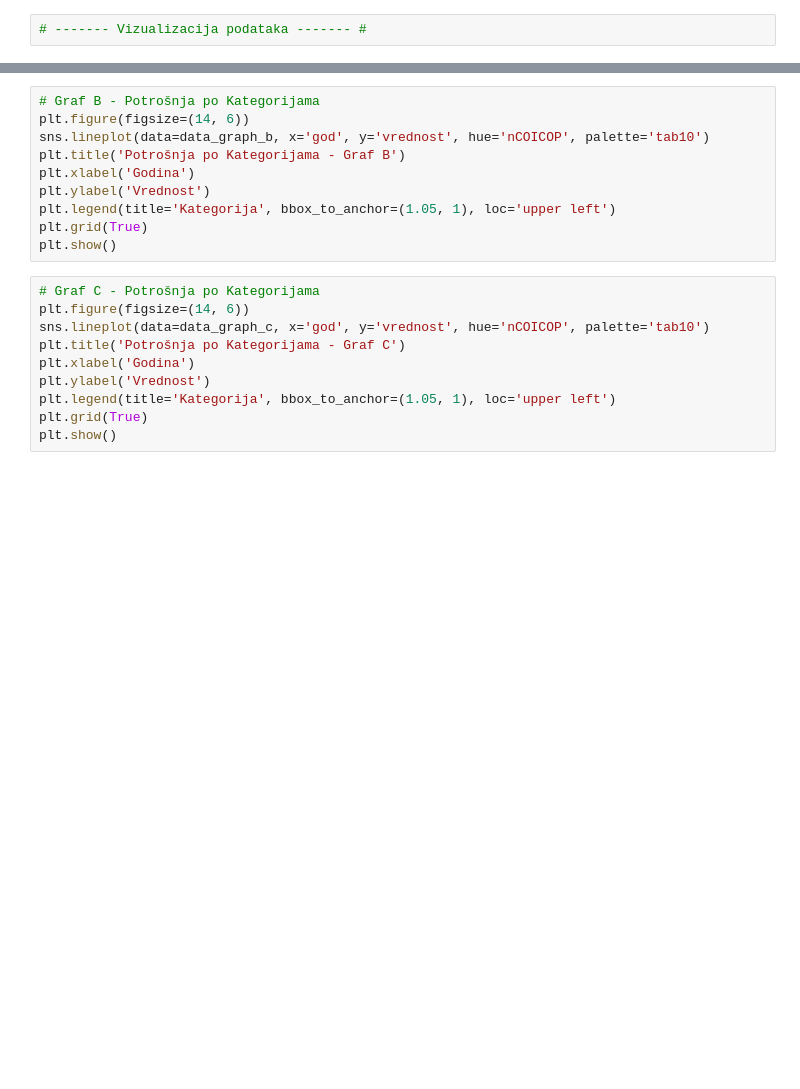
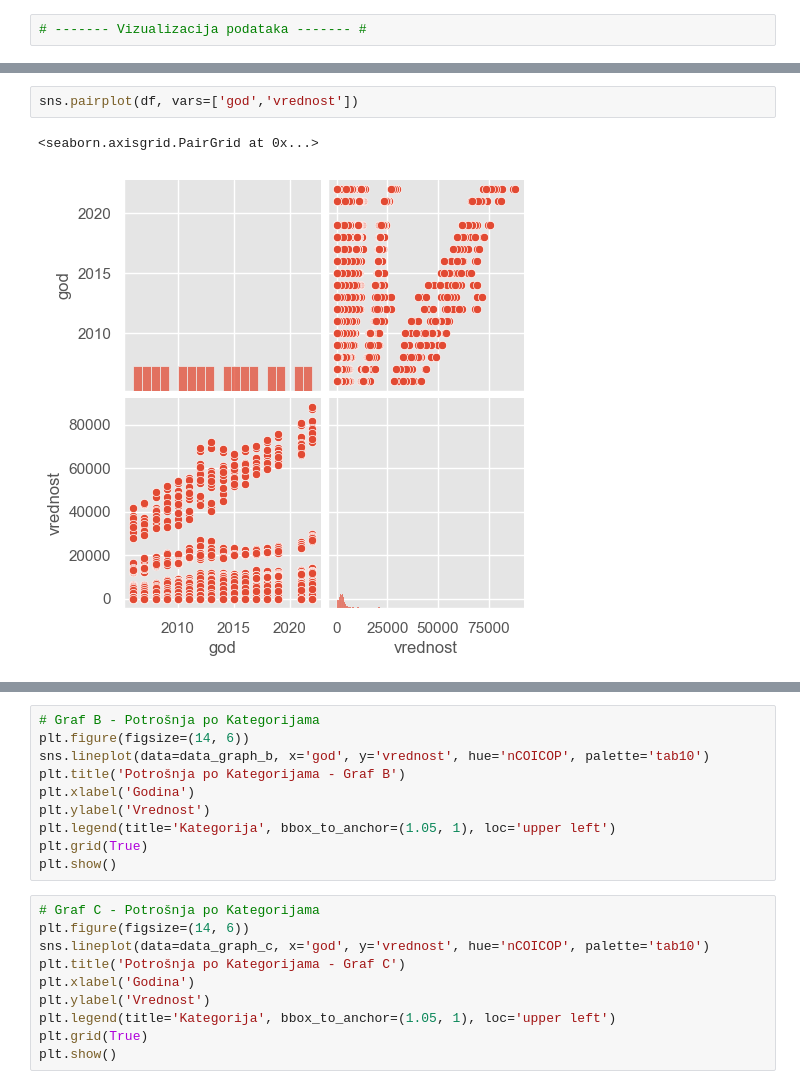
Before and after one commit to kuzicnenad/data-engineering-exam, a Jupyter notebook: 2024-03/persona-household-consumption-monthly-average_EDA.ipynb, the cells around one changed output, grey strips where cells are left out. Saved outputs shown, nothing was run; the diff lists cells and outputs as text; blank space fills up the shorter version.

Commit message:
Adds pairplot for god and vrednost

```diff
--- a/2024-03/persona-household-consumption-monthly-average_EDA.ipynb
+++ b/2024-03/persona-household-consumption-monthly-average_EDA.ipynb
@@ -72,4 +155,9 @@ plt.show()
 <Figure size 1400x800 with 0 Axes>
+# %%
+sns.pairplot(df, vars=['god','vrednost'])
+# %% [output]
+<seaborn.axisgrid.PairGrid at 0x...>
+[figure, added]
 # %%
 # Priprema podataka za potrošnju po godinama
 data_total_rsd = data[(data['nCOICOP'] == 'Total') & (data['nVrPod'] == 'RSD') & (data['nTer'] == 'REPUBLIC OF SERBIA')]
```
Also changed, not shown: parts of 12 cells of this notebook.
